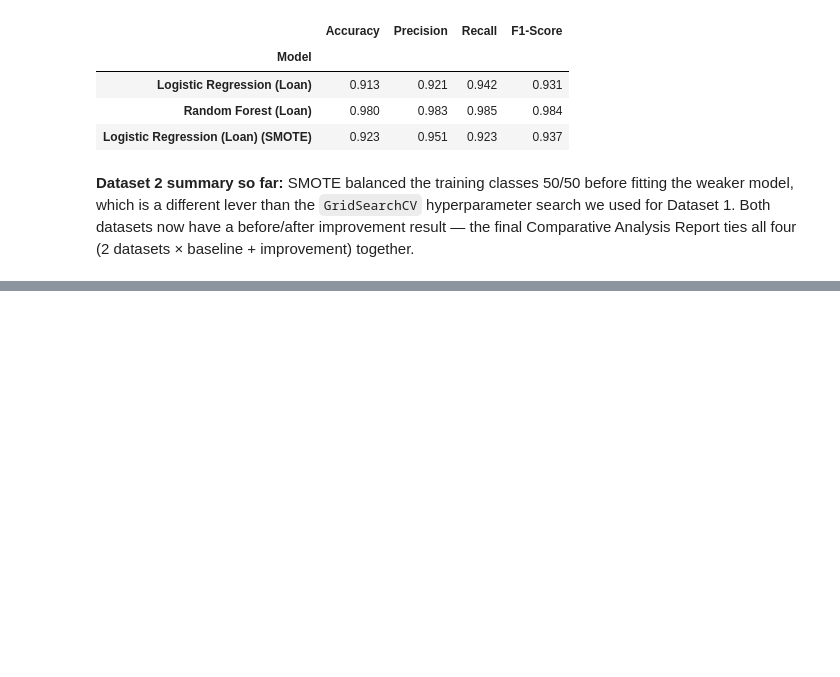
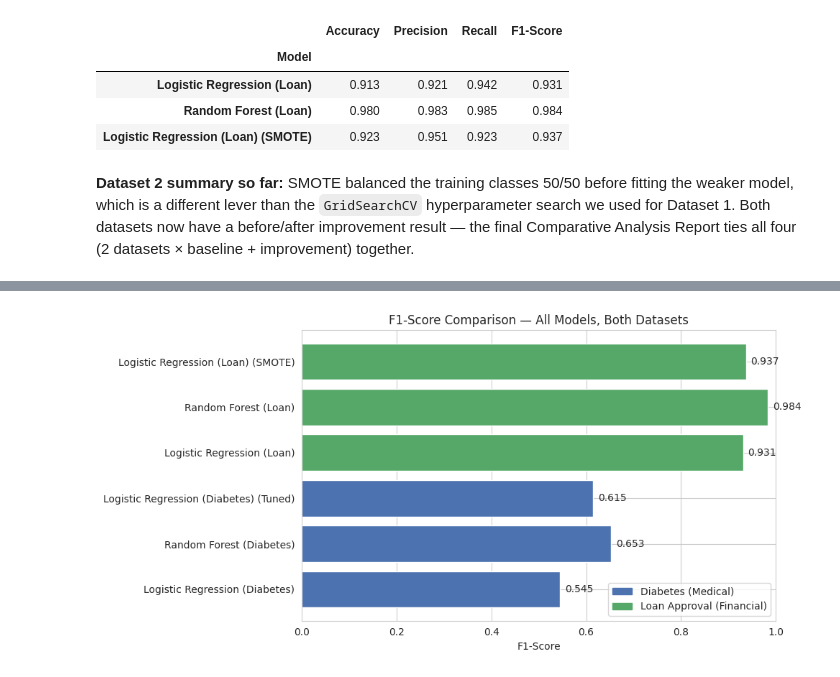
Before and after one commit to ummehabiba-m/betabytez-aiml-task2-ummeHabiba, a Jupyter notebook: notebook.ipynb, the cells around one changed output, grey strips where cells are left out. Cells and saved outputs as stored; diff of their text form; code cells hidden in the pictures; blank space fills up the shorter version.

```diff
--- a/notebook.ipynb
+++ b/notebook.ipynb
@@ -635,0 +644,10 @@ all four (2 datasets × baseline + improvement) together.
+# %%
+summary_df1 = pd.DataFrame(results_ds1).set_index("Model").round(3)
+summary_df1["Dataset"] = "Diabetes (Medical)"
+
+summary_df2 = pd.DataFrame(results_ds2).set_index("Model").round(3)
+summary_df2["Dataset"] = "Loan Approval (Financial)"
+
+combined_summary = pd.concat([summary_df1, summary_df2])
+combined_summary = combined_summary[["Dataset", "Accuracy", "Precision", "Recall", "F1-Score"]]
+combined_summary
@@ -635,0 +663,19 @@ all four (2 datasets × baseline + improvement) together.
+# %%
+# Visual comparison of F1-Score across every model on both datasets
+plt.figure(figsize=(10, 5))
+colors = ["#4C72B0" if "Diabetes" in d else "#55A868" for d in combined_summary["Dataset"]]
+bars = plt.barh(combined_summary.index, combined_summary["F1-Score"], color=colors)
+plt.xlabel("F1-Score")
+plt.title("F1-Score Comparison — All Models, Both Datasets")
+plt.xlim(0, 1)
+for bar, val in zip(bars, combined_summary["F1-Score"]):
+    plt.text(val + 0.01, bar.get_y() + bar.get_height()/2, f"{val:.3f}", va="center")
+
+from matplotlib.patches import Patch
+plt.legend(handles=[Patch(color="#4C72B0", label="Diabetes (Medical)"),
+                     Patch(color="#55A868", label="Loan Approval (Financial)")],
+           loc="lower right")
+plt.tight_layout()
+plt.show()
+# %% [output]
+[figure, added]
```
Also changed, not shown: parts of 6 cells of this notebook.
